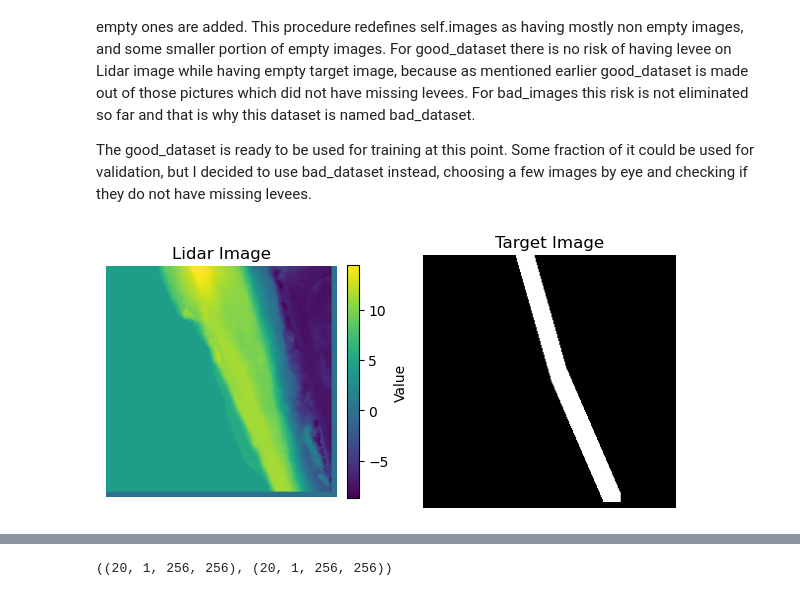
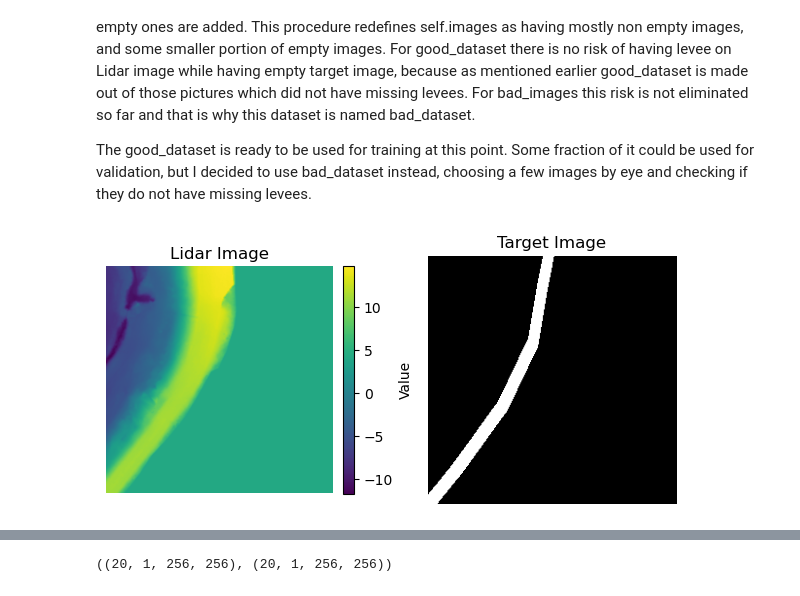
Before and after one commit to p-mucha/levee-hunter, a Jupyter notebook: notebooks/1.3-pm-initial-training.ipynb, the cells around one changed output, grey strips where cells are left out. Drawn from its saved outputs; the diff is of its cells as text; code cells hidden in the pictures.

```diff
--- a/notebooks/1.3-pm-initial-training.ipynb
+++ b/notebooks/1.3-pm-initial-training.ipynb
@@ -18,7 +28,7 @@ from matplotlib.colors import ListedColormap
 # %%
 # Load the datasets
-good_dataset = torch.load("../data/processed/w1-2-based-datasets/good_dataset_256_nooverlap.pth")
-bad_dataset = torch.load("../data/processed/w1-2-based-datasets/bad_dataset_256_nooverlap.pth")
+good_dataset = torch.load("../data/intermediate/w1-2-based-datasets/good_dataset_256_nooverlap.pth", weights_only=False)
+bad_dataset = torch.load("../data/intermediate/w1-2-based-datasets/bad_dataset_256_nooverlap.pth", weights_only=False)
 
 # Verify the data loaded correctly
 print(len(good_dataset))
@@ -64,9 +74,9 @@ Then self.remove_empty(keep_empty=0.2) is used to select only those images in da
 
 The good_dataset is ready to be used for training at this point. Some fraction of it could be used for validation, but I decided to use bad_dataset instead, choosing a few images by eye and checking if they do not have missing levees.
 # %%
-bad_dataset.plot(idx=122)
+bad_dataset.plot(idx=12)
 # %% [output]
-[figure, old version]
+[figure, new version]
 # %%
 for ix in range(4):
     bad_dataset.plot(ix, transform=False)
```
Also changed, not shown: parts of 20 cells of this notebook.
